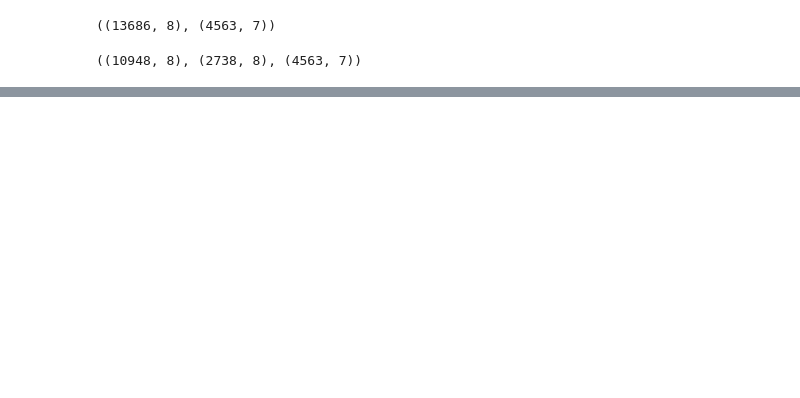
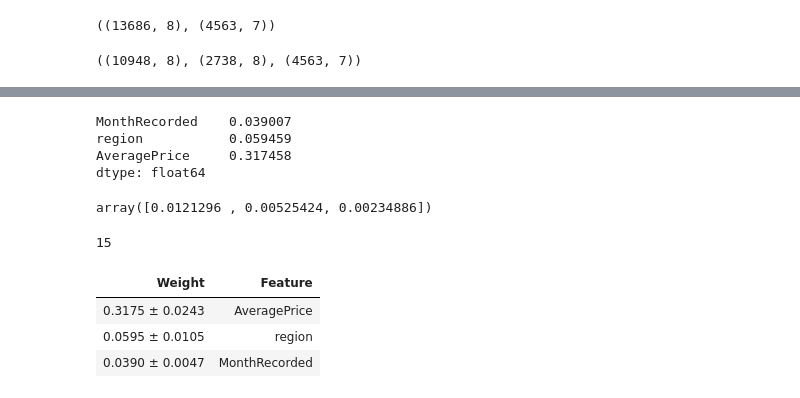
Before and after one commit to CurdtMillion/DS-Unit-2-Applied-Modeling, a Jupyter notebook: module1-define-ml-problems/LS_DS_231_assignment.ipynb, the cells around one changed output, grey strips where cells are left out. Saved outputs shown, nothing was run; the diff lists cells and outputs as text; code cells hidden in the pictures; blank space fills up the shorter version.

```diff
--- a/module1-define-ml-problems/LS_DS_231_assignment.ipynb
+++ b/module1-define-ml-problems/LS_DS_231_assignment.ipynb
@@ -293,0 +280,12 @@ array(['no', 'no', 'yes', ..., 'yes', 'no', 'yes'], dtype=object)
+# %%
+# Permutation importance w/ eli5:
+transformers = make_pipeline(
+    ce.ordinal.OrdinalEncoder(),
+    SimpleImputer()
+)
+
+X_train_tranformed = transformers.fit_transform(X_train)
+X_val_tranformed = transformers.transform(X_val)
+
+model = RandomForestClassifier(n_estimators=100, random_state=42, n_jobs=-1)
+model.fit(X_train_tranformed, y_train)
@@ -293,0 +304,9 @@ array(['no', 'no', 'yes', ..., 'yes', 'no', 'yes'], dtype=object)
+# %%
+permuter = PermutationImportance(
+    model,
+    scoring='accuracy',
+    n_iter=5,
+    random_state=42
+)
+
+permuter.fit(X_val_tranformed, y_val)
@@ -293,0 +331,26 @@ array(['no', 'no', 'yes', ..., 'yes', 'no', 'yes'], dtype=object)
+# %%
+feature_names = X_val.columns.to_list()
+pd.Series(permuter.feature_importances_, feature_names).sort_values(ascending=True)
+# %% [output]
+MonthRecorded    0.039007
+region           0.059459
+AveragePrice     0.317458
+dtype: float64
+# %%
+permuter.feature_importances_std_
+# %% [output]
+array([0.0121296 , 0.00525424, 0.00234886])
+# %%
+# Number of features * number of iterations:
+3*5
+# %% [output]
+15
+# %%
+eli5.show_weights(permuter,
+                  top=None,
+                  feature_names=feature_names)
+# %% [output]
+| Weight | Feature |
+| 0.3175 ± 0.0243 | AveragePrice |
+| 0.0595 ± 0.0105 | region |
+| 0.0390 ± 0.0047 | MonthRecorded |
```
Also changed, not shown: parts of 26 cells of this notebook, 1 other file.
